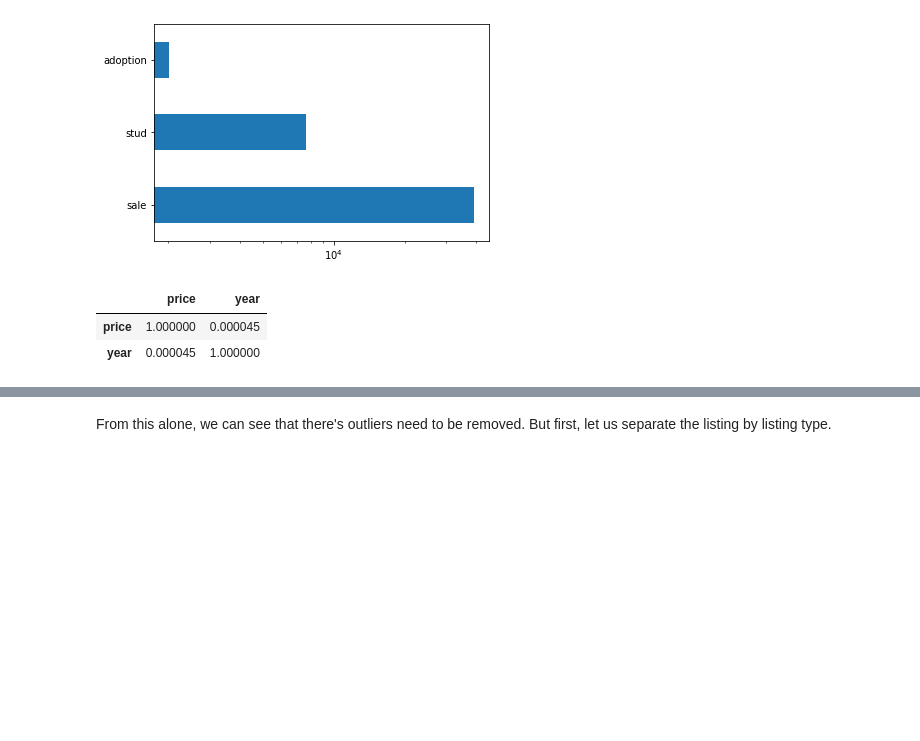
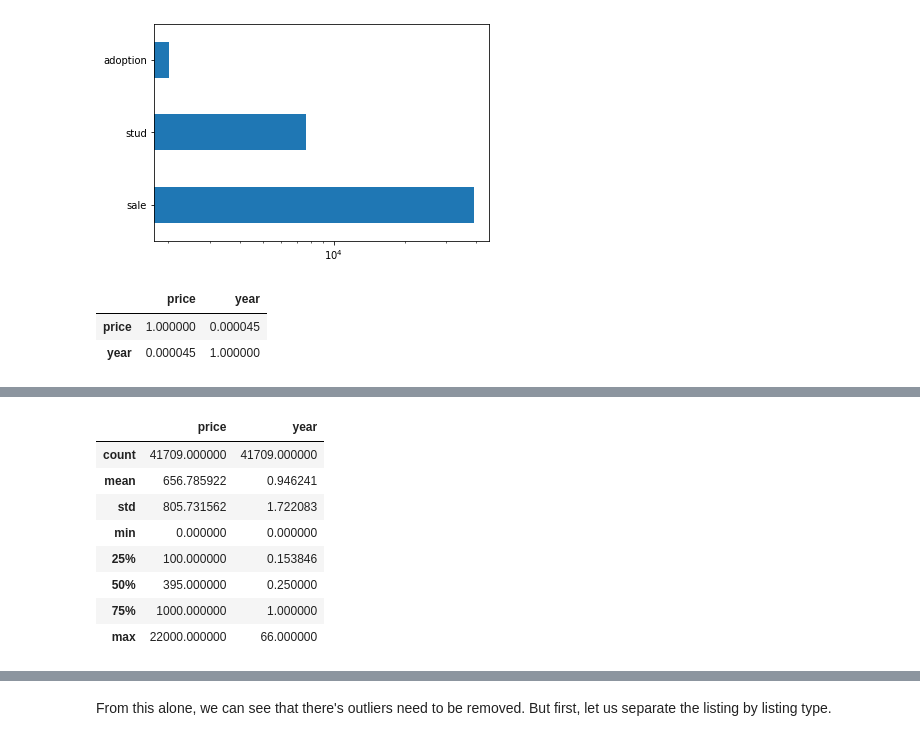
Before and after one commit to Chiuchiyin/Coding-fun, a Jupyter notebook: Pet Sale Price/EDA, data cleaning and modelling.ipynb, the cells around one changed output, grey strips where cells are left out. Cells and saved outputs as stored; diff of their text form; code cells hidden in the pictures; blank space fills up the shorter version.

```diff
--- a/Pet Sale Price/EDA, data cleaning and modelling.ipynb
+++ b/Pet Sale Price/EDA, data cleaning and modelling.ipynb
@@ -435,0 +502,12 @@ The top priced entries makes no sense, some are not even real sale listing. They
+# %%
+df1.describe()
+# %% [output]
+|  | price | year |
+| count | 41709.000000 | 41709.000000 |
+| mean | 656.785922 | 0.946241 |
+| std | 805.731562 | 1.722083 |
+| min | 0.000000 | 0.000000 |
+| 25% | 100.000000 | 0.153846 |
+| 50% | 395.000000 | 0.250000 |
+| 75% | 1000.000000 | 1.000000 |
+| max | 22000.000000 | 66.000000 |
```
Also changed, not shown: parts of 25 cells of this notebook, 1 other file.
